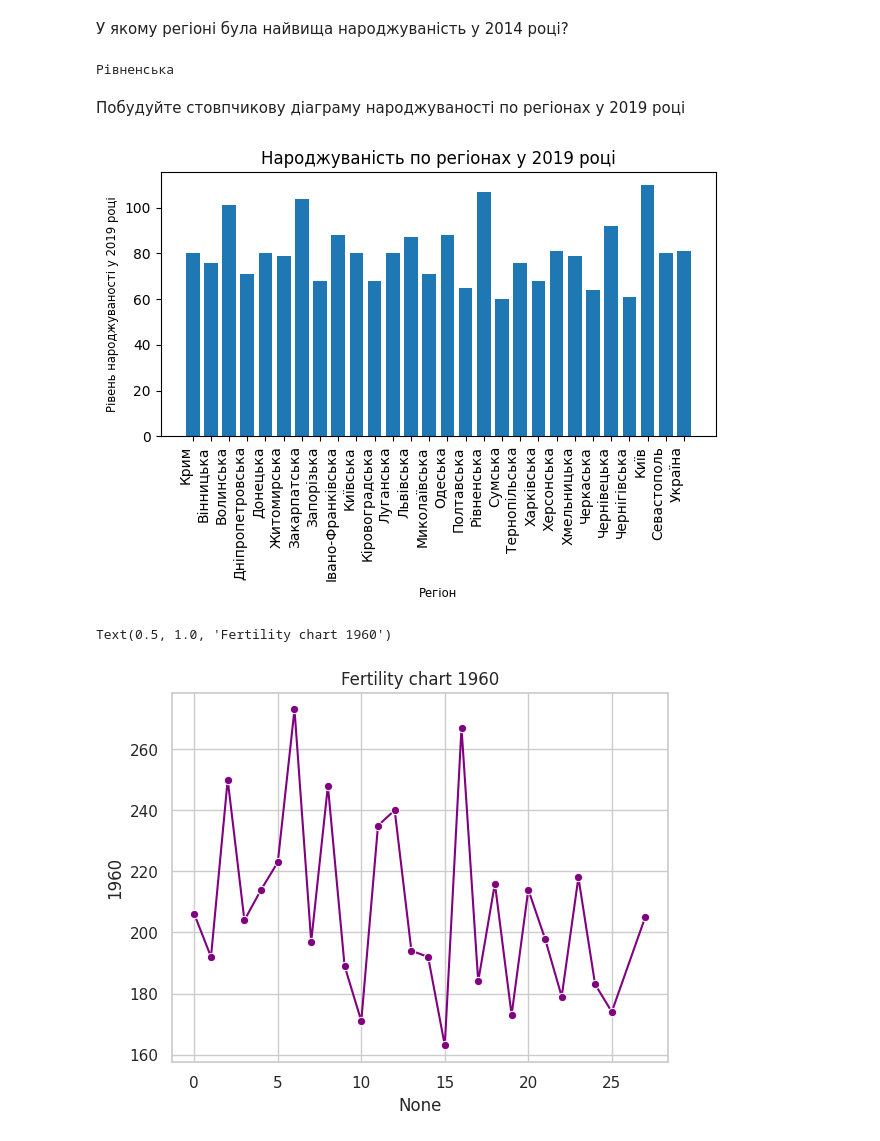
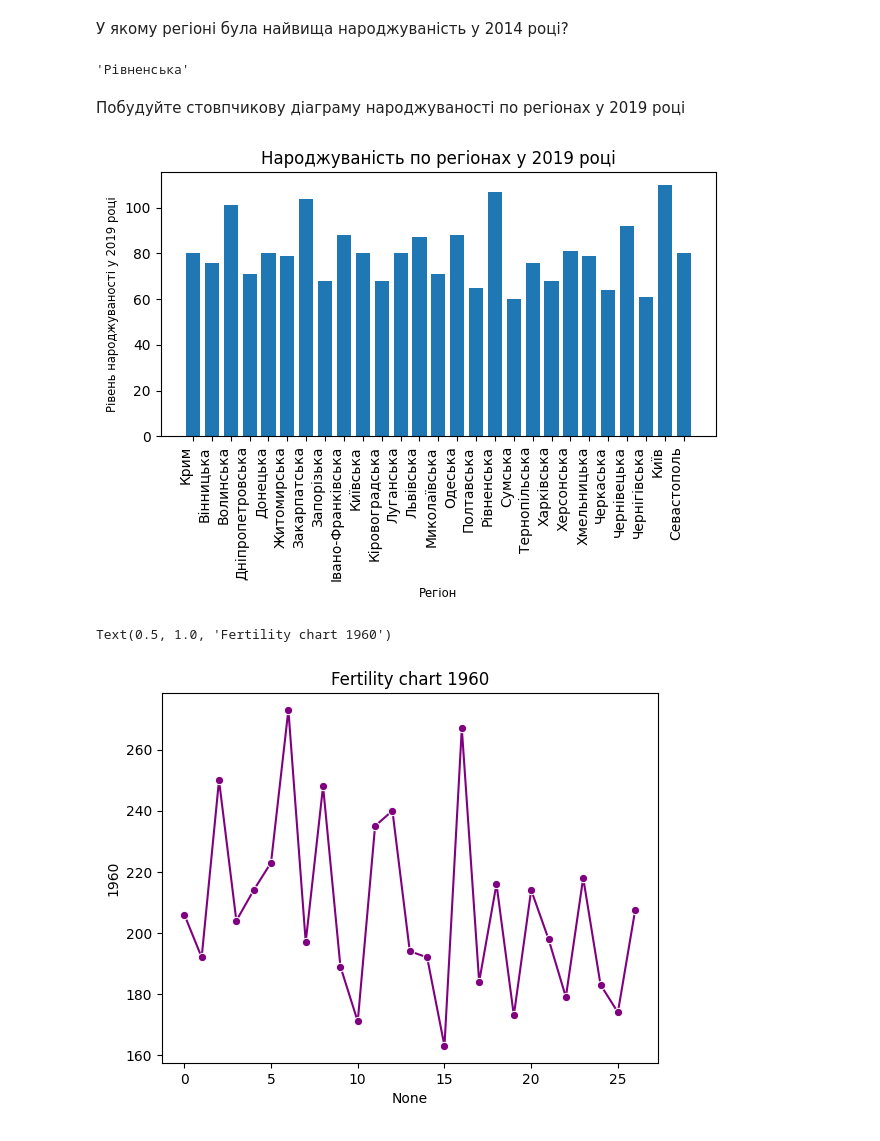
Before and after one commit to Noma9d/Python_Data_Science, a Jupyter notebook: HW2/HW2_1.ipynb, the cells around one changed output. Cells and saved outputs as stored; diff of their text form; code cells hidden in the pictures.

```diff
--- a/HW2/HW2_1.ipynb
+++ b/HW2/HW2_1.ipynb
@@ -68,9 +68,3 @@ print(type_cols)
 dtype: object
 # %% [markdown]
 Замініть типи нечислових колонок на числові. Підказка - це колонки, де знаходився символ "—"
-# %%
-for column in data_frame.columns:
-  if data_frame[column].dtype == object and '—' in data_frame[column].values:
-    data_frame[column] = pd.to_numeric(data_frame[column], errors='coerce')
-
-print(data_frame.dtypes)
@@ -87,0 +71,10 @@ dtype: object
+# %%
+nan_data_frame = nan_data_frame.replace("—", np.nan)
+
+numeric_columns = nan_data_frame.select_dtypes(include=['object'])
+
+for column in numeric_columns.columns:
+    if column != 'Регіон':
+        nan_data_frame[column] = pd.to_numeric(nan_data_frame[column], errors='coerce')
+
+nan_data_frame.dtypes
@@ -127,0 +111,3 @@ print(drop_last_rows_data_frame)
+# %%
+nan_data_frame = nan_data_frame.drop(nan_data_frame.index[-1])
+nan_data_frame
@@ -150,0 +134,5 @@ print(fillna_data_frame)
+# %%
+means = nan_data_frame.mean(axis=0, numeric_only=True)
+print(means)
+fillna_nan_data_frame = nan_data_frame.fillna(means)
+fillna_nan_data_frame
@@ -159,31 +174,31 @@ print(per_avarage_data)
 # %% [markdown]
 У якому регіоні була найвища народжуваність у 2014 році?
 # %%
-max_data_2014 = data_frame['2014'].max()
-max_region_2014 = data_frame[data_frame['2014'] == max_data_2014]['Регіон'].iloc[0]
-print(max_region_2014)
+max_data_2014 = fillna_nan_data_frame['2014'].max()
+max_region_2014 = fillna_nan_data_frame[fillna_nan_data_frame['2014'] == max_data_2014]['Регіон'].iloc[0]
+max_region_2014
 # %% [output]
-Рівненська
+'Рівненська'
 # %% [markdown]
 Побудуйте стовпчикову діаграму народжуваності по регіонах у 2019 році
 # %%
 import matplotlib.pyplot as plt
 
-plt.bar(fillna_data_frame['Регіон'], fillna_data_frame['2019'], width = 0.75)
+plt.bar(fillna_nan_data_frame['Регіон'], fillna_nan_data_frame['2019'], width = 0.75)
 plt.xlabel('Регіон', fontsize="small")
 plt.ylabel('Рівень народжуваності у 2019 році', fontsize="small")
 plt.title('Народжуваність по регіонах у 2019 році')
 plt.xticks(rotation=90, ha='right')
 plt.tight_layout()
 plt.show()
 # %% [output]
-[figure, old version]
+[figure, new version]
 # %%
 import seaborn as sns
 
-sns.lineplot(x=data_frame.index, y='1960', data=data_frame, marker='o', color='purple')
+sns.lineplot(x=fillna_nan_data_frame.index, y='1960', data=fillna_nan_data_frame, marker='o', color='purple')
 plt.title('Fertility chart 1960')
 # %% [output]
 Text(0.5, 1.0, 'Fertility chart 1960')
-[figure, old version]
+[figure, new version]
 # %%
```
Also changed, not shown: parts of 9 cells of this notebook.
